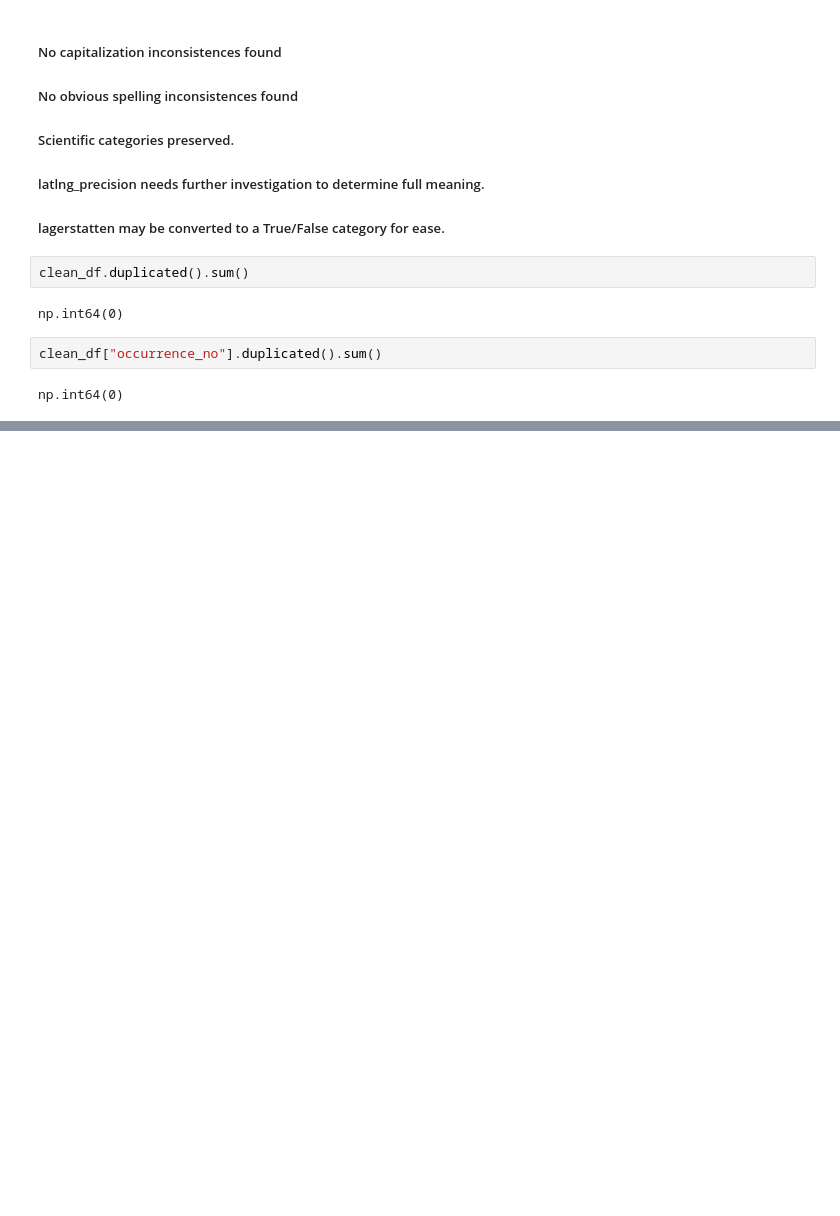
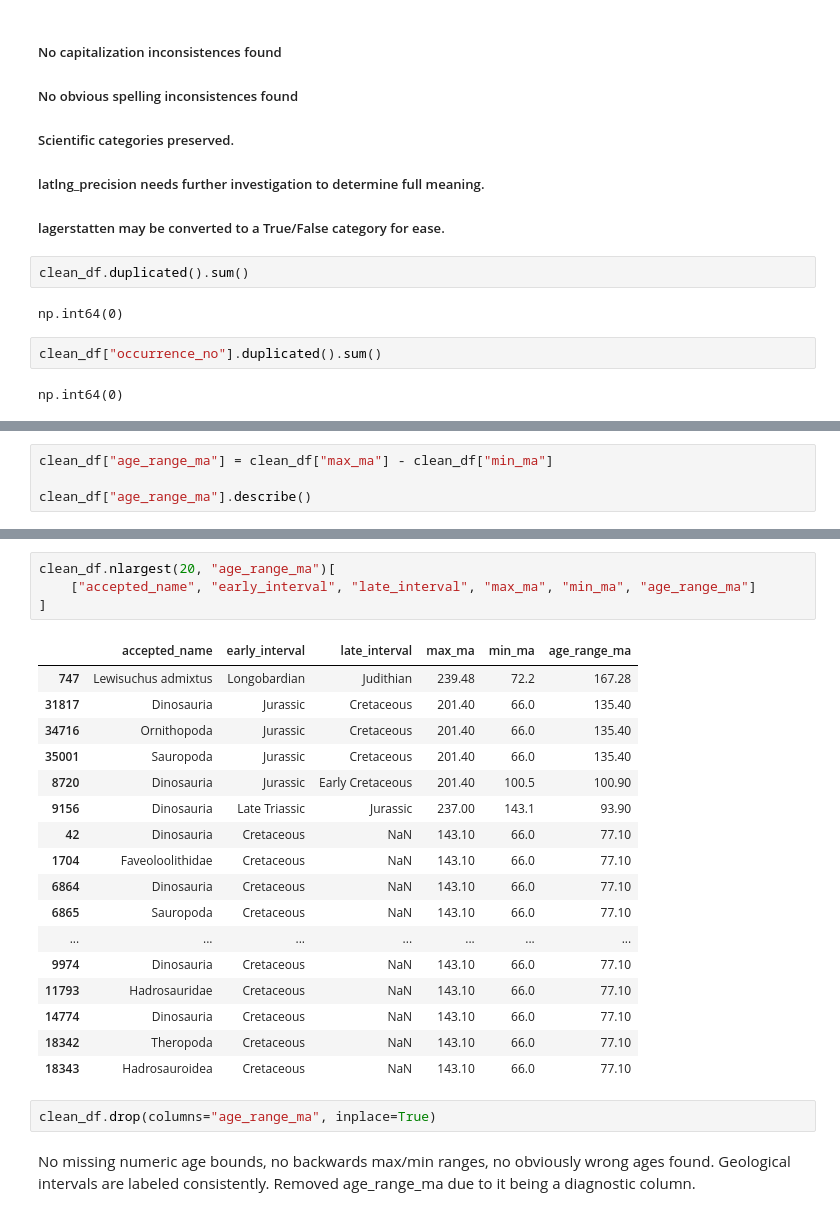
Before and after one commit to gilmorejh/dinosaur-fossil-explorer, a Jupyter notebook: notebooks/clean_data.ipynb, the cells around one changed output, grey strips where cells are left out. Drawn from its saved outputs; the diff is of its cells as text; blank space fills up the shorter version.

```diff
--- a/notebooks/clean_data.ipynb
+++ b/notebooks/clean_data.ipynb
@@ -457,0 +847,4 @@ reference_no: 7781 unique values
+# %%
+clean_df["age_range_ma"] = clean_df["max_ma"] - clean_df["min_ma"]
+
+clean_df["age_range_ma"].describe()
@@ -457,0 +881,26 @@ reference_no: 7781 unique values
+# %%
+clean_df.nlargest(20, "age_range_ma")[
+    ["accepted_name", "early_interval", "late_interval", "max_ma", "min_ma", "age_range_ma"]
+]
+# %% [output]
+|  | accepted_name | early_interval | late_interval | max_ma | min_ma | age_range_ma |
+| 747 | Lewisuchus admixtus | Longobardian | Judithian | 239.48 | 72.2 | 167.28 |
+| 31817 | Dinosauria | Jurassic | Cretaceous | 201.40 | 66.0 | 135.40 |
+| 34716 | Ornithopoda | Jurassic | Cretaceous | 201.40 | 66.0 | 135.40 |
+| 35001 | Sauropoda | Jurassic | Cretaceous | 201.40 | 66.0 | 135.40 |
+| 8720 | Dinosauria | Jurassic | Early Cretaceous | 201.40 | 100.5 | 100.90 |
+| 9156 | Dinosauria | Late Triassic | Jurassic | 237.00 | 143.1 | 93.90 |
+| 42 | Dinosauria | Cretaceous | NaN | 143.10 | 66.0 | 77.10 |
+| 1704 | Faveoloolithidae | Cretaceous | NaN | 143.10 | 66.0 | 77.10 |
+| 6864 | Dinosauria | Cretaceous | NaN | 143.10 | 66.0 | 77.10 |
+| 6865 | Sauropoda | Cretaceous | NaN | 143.10 | 66.0 | 77.10 |
+| ... | ... | ... | ... | ... | ... | ... |
+| 9974 | Dinosauria | Cretaceous | NaN | 143.10 | 66.0 | 77.10 |
+| 11793 | Hadrosauridae | Cretaceous | NaN | 143.10 | 66.0 | 77.10 |
+| 14774 | Dinosauria | Cretaceous | NaN | 143.10 | 66.0 | 77.10 |
+| 18342 | Theropoda | Cretaceous | NaN | 143.10 | 66.0 | 77.10 |
+| 18343 | Hadrosauroidea | Cretaceous | NaN | 143.10 | 66.0 | 77.10 |
+# %%
+clean_df.drop(columns="age_range_ma", inplace=True)
+# %% [markdown]
+No missing numeric age bounds, no backwards max/min ranges, no obviously wrong ages found. Geological intervals are labeled consistently. Removed age_range_ma due to it being a diagnostic column.
```
Also changed, not shown: parts of 33 cells of this notebook.
